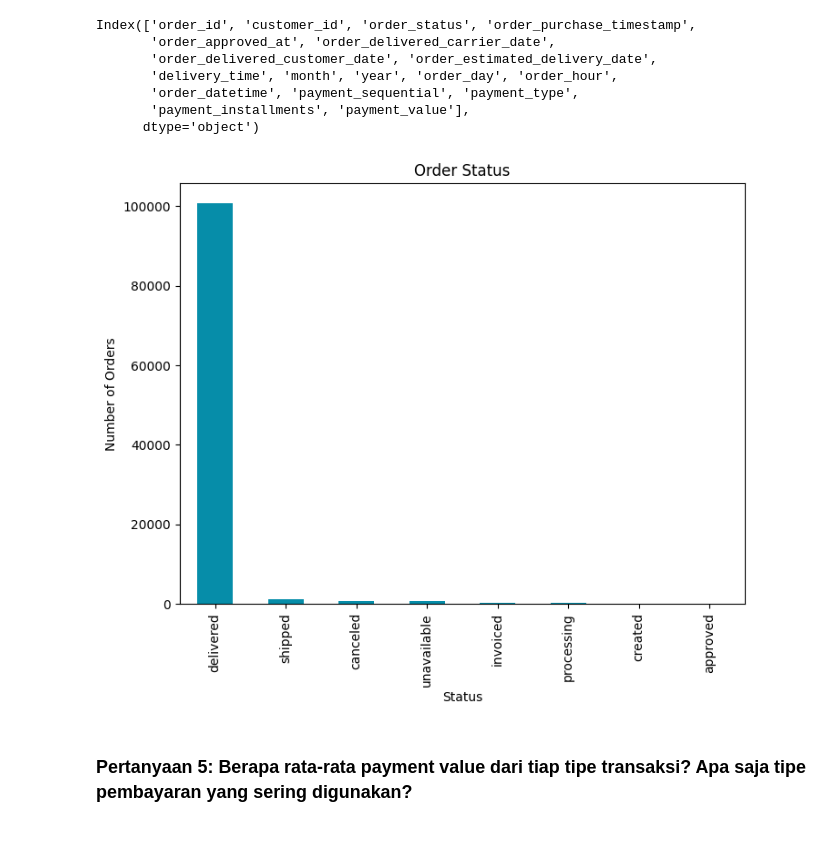
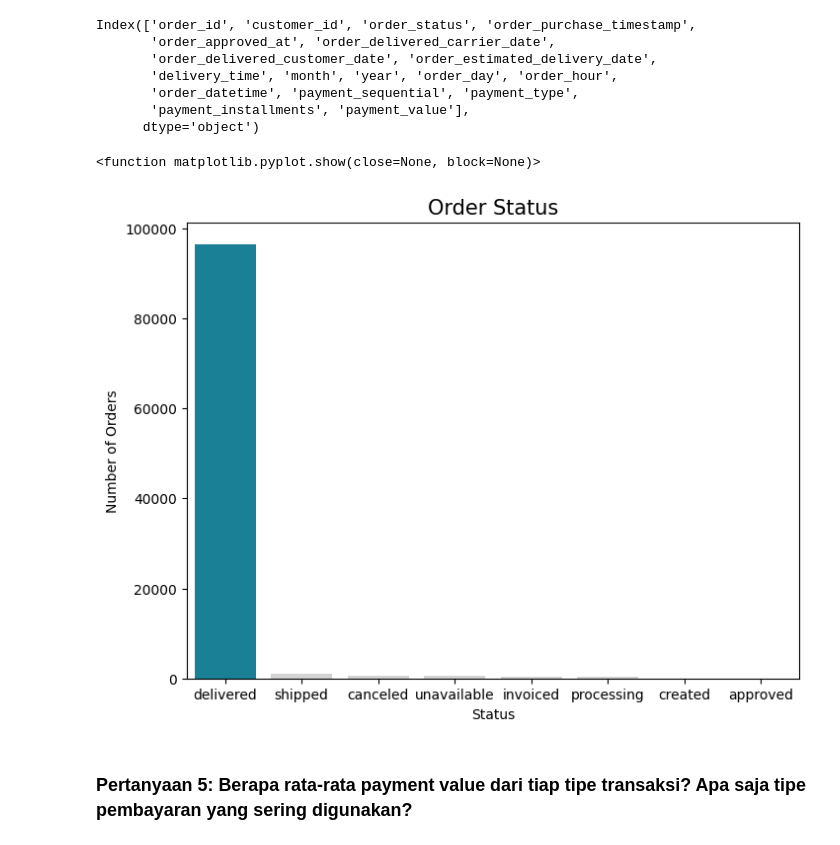
Before and after one commit to TutiAmalia/Idcamp_DataAnalyst_Dasar, a Jupyter notebook: main.ipynb, the cells around one changed output. Drawn from its saved outputs; the diff is of its cells as text; code cells hidden in the pictures.

```diff
--- a/main.ipynb
+++ b/main.ipynb
@@ -861,15 +861,22 @@ Index(['order_id', 'customer_id', 'order_status', 'order_purchase_timestamp',
        'order_datetime', 'payment_sequential', 'payment_type',
        'payment_installments', 'payment_value'],
       dtype='object')
+# %%
+order_status_count = total_revenue_df.groupby(by='order_status').order_id.nunique().sort_values(ascending=False).reset_index()
+most_common_order_status = order_status_count.loc[order_status_count['order_id'].idxmax(), 'order_status']
 # %%
 plt.figure(figsize=(8,6))
-total_revenue_df.order_status.value_counts().plot(kind='bar', color='#068DA9')
-plt.title('Order Status')
+
+sns.barplot(x='order_status', y='order_id', data=order_status_count,
+            palette=['#068DA9' if status == most_common_order_status else '#D3D3D3' for status in order_status_count['order_status']])
+plt.title('Order Status', fontsize=15)
+plt.xlabel('Status')
 plt.ylabel('Number of Orders')
-plt.xlabel('Status')
-plt.show()
+plt.xticks(fontsize=10)
+plt.show
 # %% [output]
+<function matplotlib.pyplot.show(close=None, block=None)>
-[figure, old version]
+[figure, new version]
 # %% [markdown]
 ### Pertanyaan 5: Berapa rata-rata payment value dari tiap tipe transaksi? Apa saja tipe pembayaran yang sering digunakan?
 # %%
```
Also changed, not shown: parts of 7 cells of this notebook, 7 other files.
